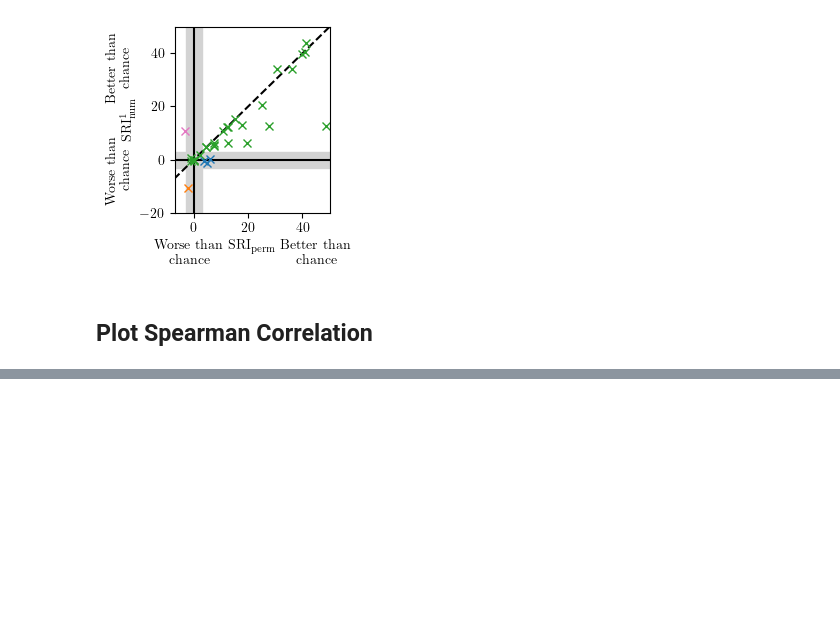
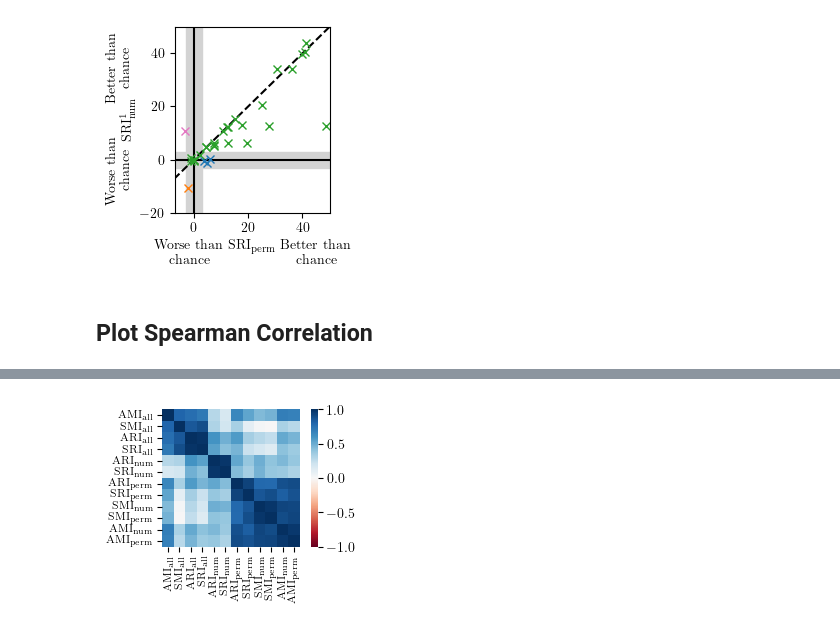
Before and after one commit to mad-lab-fau/standardized-clustering-comparison, a Jupyter notebook: plot_results.ipynb, the cells around one changed output, grey strips where cells are left out. Cells and saved outputs as stored; diff of their text form; code cells hidden in the pictures; blank space fills up the shorter version.

Commit message:
Create joint plot

```diff
--- a/plot_results.ipynb
+++ b/plot_results.ipynb
@@ -446,8 +399,19 @@ df
+# %%
+one_sided = False
+
+df = pd.read_csv("results/real.csv")
+df = df[df["adjustment"].isin(["ADJUSTED", "STANDARDIZED"])]
+
+# Assemble metric names for plotting
+df["one_sided"] = (df["random_model_true"] == "PERM") & (
+    df["random_model_true"] != df["random_model_pred"])
+df["metric_name"] = df.apply(lambda x: f"{'' if ((x['method_family'] == 'RI') and (x['adjustment'] == 'NORMALIZED')) or (
+    x['adjustment'] == 'NONE') else x['adjustment'][0]}{x['method_family']}$_\\text{{{x['random_model_pred'].lower()}}}{'^1' if x['one_sided'] else ''}$", axis=1)
+
+df = df[(df['one_sided'] == one_sided) | ((df['random_model_pred'] == "PERM") & (df['random_model_true'] == "PERM"))]
 # %%
-# First look at two-sided comparisons only
-# df[df["one_sided"] == False]
-df_pivot = df[df["q"] == 1].pivot(
-    columns="IndexType", index="ClusteringID", values="Value"
+df_pivot = df.pivot(
+    columns="metric_name", index=("dataset", "algorithm"), values="value"
 )
 correlations = df_pivot.corr(method="spearman")
 
@@ -462,3 +426,5 @@ leaf_order = leaves_list(linkage_matrix)
 
 # Reorder the correlation matrix according to the clustering result
 ordered_correlations = correlations.iloc[leaf_order, leaf_order]
+
+ordered_correlations
@@ -474,31 +455,35 @@ ax.set_aspect("equal")
 # Use this if ordered_correlations is a DataFrame
 labels = ordered_correlations.columns
 # If ordered_correlations is not a DataFrame but a numpy array, you might set labels manually
 # labels = ['label1', 'label2', 'label3', ...]
 
 # Set x and y ticks
 tick_positions = np.arange(0.5, len(labels) + 0.5, 1)
 ax.set_xticks(tick_positions)
 ax.set_xticklabels(
     labels, rotation=90
 )  # Rotate for better orientation if needed
 
 ax.set_yticks(tick_positions)
 ax.set_yticklabels(labels)  # Assuming you want labels on y-axis as well
 
 ax.tick_params(axis="x", labelsize=8)  # Adjust x-axis label size
 ax.tick_params(axis="y", labelsize=8)  # Adjust y-axis label size
 fig.tight_layout()
 
 # Find the colorbar attached to the axis
 cbar = ax.collections[0].colorbar
 
 # Adjust the colorbar size
 # Here, we're setting the fraction (relative size of the colorbar) and the pad (distance from the heatmap)
 cbar.ax.set_aspect(10)
 cbar.ax.set_position(
     [ax.get_position().x1 + 0.04, ax.get_position().y0,
      0.03, ax.get_position().height]
 )
 
-plt.savefig("./results/spearman_correlation_heatmap.pdf")
+suffix = "_one_sided" if one_sided else ""
+
+plt.savefig(f"./results/spearman_correlation_heatmap{suffix}.pdf")
+# %% [output]
+[figure, added]
```
Also changed, not shown: parts of 6 cells of this notebook.
